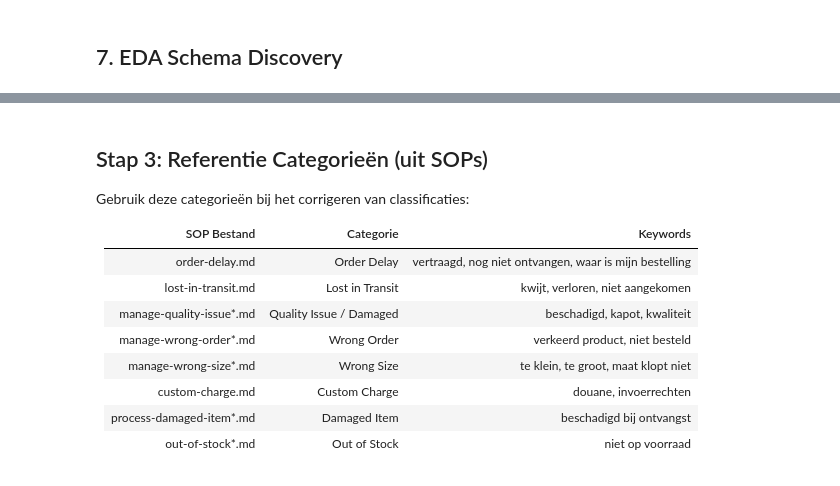
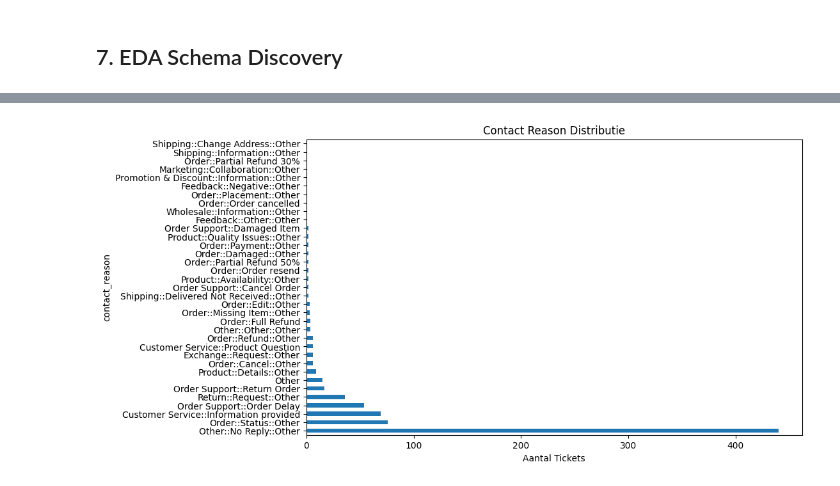
Before and after one commit to DataBySven/customer-service-agent, a Jupyter notebook: analyse/gorgias-tickets-analysis.ipynb, the cells around one changed output, grey strips where cells are left out. Cells and saved outputs as stored; diff of their text form; code cells hidden in the pictures.

```diff
--- a/analyse/gorgias-tickets-analysis.ipynb
+++ b/analyse/gorgias-tickets-analysis.ipynb
@@ -195,0 +201,5 @@ Eerst kijken we welke classificaties er zijn en hoe vaak ze voorkomen.
+# %%
+import pandas as pd
+
+# Lees data van disk
+df = pd.read_parquet("../data/ticket_details.parquet")
@@ -279,21 +230,0 @@ Details ophalen voor 100 tickets...
-# %%
-# Rebuild DataFrame met de nieuwe data
-df = pd.DataFrame([{
-    "ticket_id": t["id"],
-    "message_count": len(t.get("messages", [])),
-    "customer_name": t.get("customer", {}).get("name"),
-    "messages_json": json.dumps([
-        {
-            "id": msg["id"],
-            "body_text": msg.get("body_text"),
-            "from_agent": msg.get("from_agent", False),
-            "is_internal_note": msg.get("public") == False
-        }
-        for msg in t.get("messages", [])
-    ], ensure_ascii=False),
-    "tags": [tag["name"] for tag in t.get("tags", [])],
-    "contact_reason": list(t.get("custom_fields", {}).values())[0]["value"]
-                      if t.get("custom_fields") else None
-} for t in detailed_tickets])
-
-print(f"✓ DataFrame met {len(df)} tickets")
@@ -711,15 +231,10 @@ Nieuwe kolommen toegevoegd:
-# %% [markdown]
-## Stap 3: Referentie Categorieën (uit SOPs)
-
-Gebruik deze categorieën bij het corrigeren van classificaties:
-
-| SOP Bestand | Categorie | Keywords |
-|-------------|-----------|----------|
-| order-delay.md | Order Delay | vertraagd, nog niet ontvangen, waar is mijn bestelling |
-| lost-in-transit.md | Lost in Transit | kwijt, verloren, niet aangekomen |
-| manage-quality-issue*.md | Quality Issue / Damaged | beschadigd, kapot, kwaliteit |
-| manage-wrong-order*.md | Wrong Order | verkeerd product, niet besteld |
-| manage-wrong-size*.md | Wrong Size | te klein, te groot, maat klopt niet |
-| custom-charge.md | Custom Charge | douane, invoerrechten |
-| process-damaged-item*.md | Damaged Item | beschadigd bij ontvangst |
-| out-of-stock*.md | Out of Stock | niet op voorraad |
+# %%
+import matplotlib.pyplot as plt
+
+counts = df["contact_reason"].value_counts()
+counts.plot(kind="barh", figsize=(10, 6), title="Distributie van Contact Redenen")
+plt.xlabel("Aantal Tickets")
+plt.title("Contact Reason Distributie")
+plt.show()
+# %% [output]
+[figure, added]
```
Also changed, not shown: parts of 30 cells of this notebook, 1 other file.
